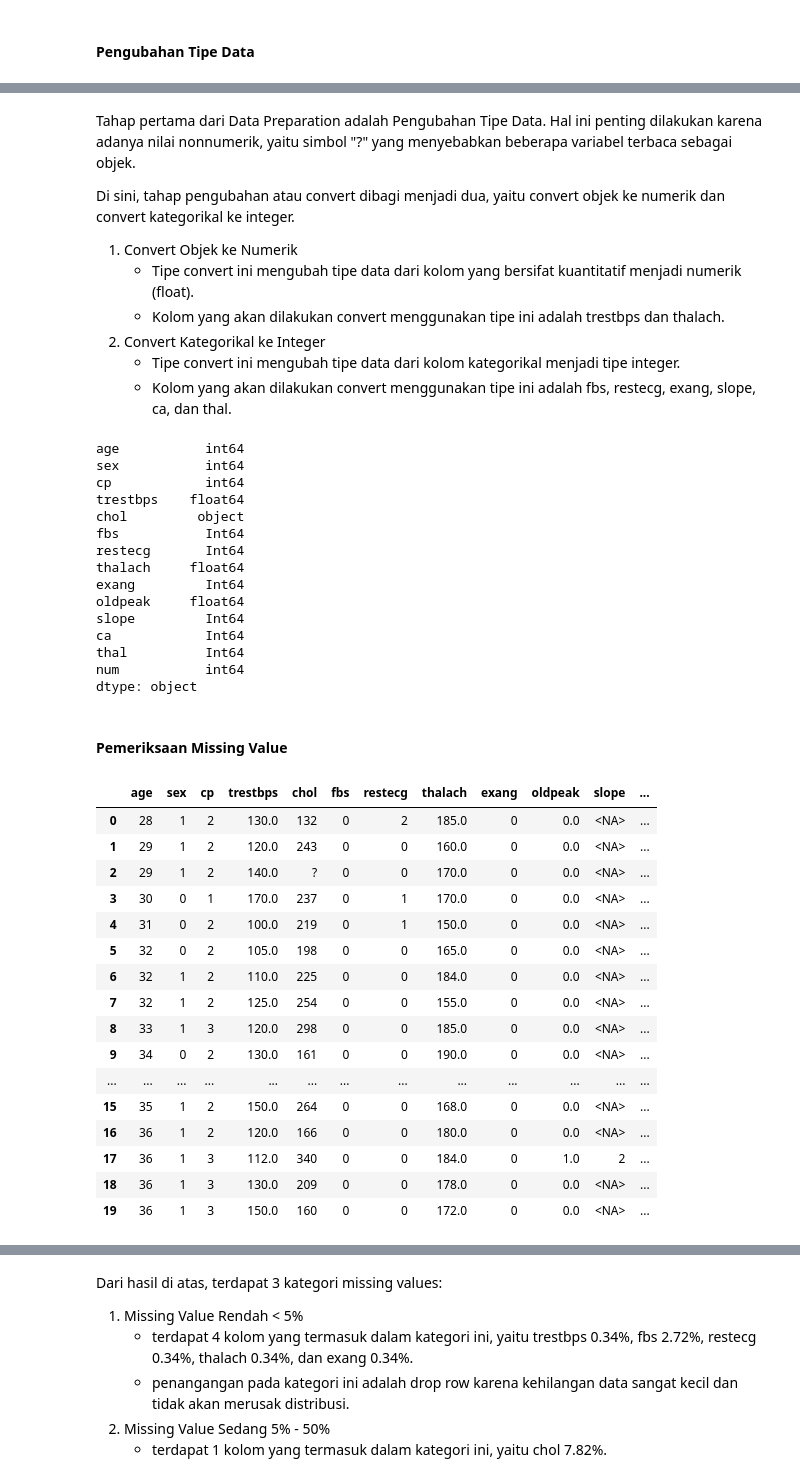
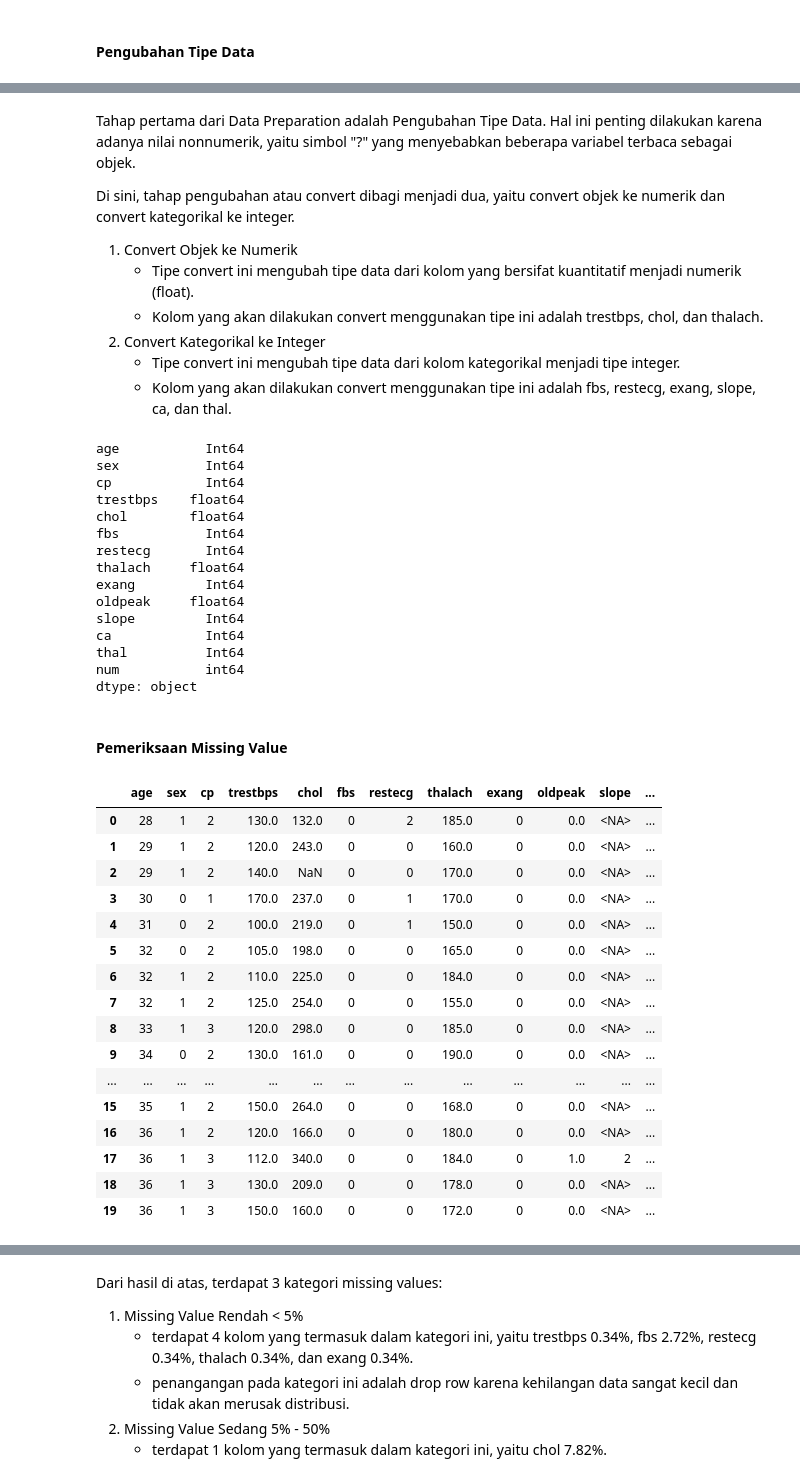
Before and after one commit to zar12321/HeartDiseaseRiskPrediction-Classification-MLComparison-JupyterNotebook, a Jupyter notebook: HeartDiseaseRiskPrediction-Classification-ModelComparison-JupyterNotebook.ipynb, the cells around one changed output, grey strips where cells are left out. Saved outputs shown, nothing was run; the diff lists cells and outputs as text; code cells hidden in the pictures.

```diff
--- a/HeartDiseaseRiskPrediction-Classification-ModelComparison-JupyterNotebook.ipynb
+++ b/HeartDiseaseRiskPrediction-Classification-ModelComparison-JupyterNotebook.ipynb
@@ -143,3 +143,5 @@ ca           object
 thal         object
 num           int64
 dtype: object
+# %%
+data_prep = data.copy()
@@ -149,29 +178,29 @@ Tahap pertama dari Data Preparation adalah Pengubahan Tipe Data. Hal ini penting
 Di sini, tahap pengubahan atau convert dibagi menjadi dua, yaitu convert objek ke numerik dan convert kategorikal ke integer.
 1. Convert Objek ke Numerik
    - Tipe convert ini mengubah tipe data dari kolom yang bersifat kuantitatif menjadi numerik (float).
-   - Kolom yang akan dilakukan convert menggunakan tipe ini adalah trestbps dan thalach.
+   - Kolom yang akan dilakukan convert menggunakan tipe ini adalah trestbps, chol, dan thalach.
 2. Convert Kategorikal ke Integer
    - Tipe convert ini mengubah tipe data dari kolom kategorikal menjadi tipe integer.
    - Kolom yang akan dilakukan convert menggunakan tipe ini adalah fbs, restecg, exang, slope, ca, dan thal.
 # %%
 #convert objek ke numerik
-cols_numeric = ['trestbps', 'thalach']
-
+cols_numeric = ['trestbps', 'chol', 'thalach']
 for col in cols_numeric:
-  data[col] = pd.to_numeric(data[col], errors='coerce')
+  # error='coerce' akan mengubah nilai yang tidak bisa dikonversi menjadi NaN
+  data_prep[col] = pd.to_numeric(data_prep[col], errors='coerce')
 
 #convert kategorikal ke int
-cols_categorikal = ['fbs', 'restecg', 'exang', 'slope', 'ca', 'thal']
+cols_categorikal = ['age', 'sex', 'cp', 'fbs', 'restecg', 'exang', 'slope', 'ca', 'thal']
 for col in cols_categorikal:
-  data[col] = pd.to_numeric(data[col], errors='coerce').astype('Int64')
+  data_prep[col] = pd.to_numeric(data_prep[col], errors='coerce').astype('Int64')
 # %%
-print(data.dtypes)
+print(data_prep.dtypes)
 # %% [output]
-age           int64
-sex           int64
-cp            int64
+age           Int64
+sex           Int64
+cp            Int64
 trestbps    float64
-chol         object
+chol        float64
 fbs           Int64
 restecg       Int64
 thalach     float64
@@ -185,23 +214,23 @@ dtype: object
 # %% [markdown]
 #### **Pemeriksaan Missing Value**
 # %%
-data.head(20)
+data_prep.head(20)
 # %% [output]
 |  | age | sex | cp | trestbps | chol | fbs | restecg | thalach | exang | oldpeak | slope | ... |
-| 0 | 28 | 1 | 2 | 130.0 | 132 | 0 | 2 | 185.0 | 0 | 0.0 | <NA> | ... |
-| 1 | 29 | 1 | 2 | 120.0 | 243 | 0 | 0 | 160.0 | 0 | 0.0 | <NA> | ... |
-| 2 | 29 | 1 | 2 | 140.0 | ? | 0 | 0 | 170.0 | 0 | 0.0 | <NA> | ... |
-| 3 | 30 | 0 | 1 | 170.0 | 237 | 0 | 1 | 170.0 | 0 | 0.0 | <NA> | ... |
-| 4 | 31 | 0 | 2 | 100.0 | 219 | 0 | 1 | 150.0 | 0 | 0.0 | <NA> | ... |
-| 5 | 32 | 0 | 2 | 105.0 | 198 | 0 | 0 | 165.0 | 0 | 0.0 | <NA> | ... |
-| 6 | 32 | 1 | 2 | 110.0 | 225 | 0 | 0 | 184.0 | 0 | 0.0 | <NA> | ... |
-| 7 | 32 | 1 | 2 | 125.0 | 254 | 0 | 0 | 155.0 | 0 | 0.0 | <NA> | ... |
-| 8 | 33 | 1 | 3 | 120.0 | 298 | 0 | 0 | 185.0 | 0 | 0.0 | <NA> | ... |
-| 9 | 34 | 0 | 2 | 130.0 | 161 | 0 | 0 | 190.0 | 0 | 0.0 | <NA> | ... |
+| 0 | 28 | 1 | 2 | 130.0 | 132.0 | 0 | 2 | 185.0 | 0 | 0.0 | <NA> | ... |
+| 1 | 29 | 1 | 2 | 120.0 | 243.0 | 0 | 0 | 160.0 | 0 | 0.0 | <NA> | ... |
+| 2 | 29 | 1 | 2 | 140.0 | NaN | 0 | 0 | 170.0 | 0 | 0.0 | <NA> | ... |
+| 3 | 30 | 0 | 1 | 170.0 | 237.0 | 0 | 1 | 170.0 | 0 | 0.0 | <NA> | ... |
+| 4 | 31 | 0 | 2 | 100.0 | 219.0 | 0 | 1 | 150.0 | 0 | 0.0 | <NA> | ... |
+| 5 | 32 | 0 | 2 | 105.0 | 198.0 | 0 | 0 | 165.0 | 0 | 0.0 | <NA> | ... |
+| 6 | 32 | 1 | 2 | 110.0 | 225.0 | 0 | 0 | 184.0 | 0 | 0.0 | <NA> | ... |
+| 7 | 32 | 1 | 2 | 125.0 | 254.0 | 0 | 0 | 155.0 | 0 | 0.0 | <NA> | ... |
+| 8 | 33 | 1 | 3 | 120.0 | 298.0 | 0 | 0 | 185.0 | 0 | 0.0 | <NA> | ... |
+| 9 | 34 | 0 | 2 | 130.0 | 161.0 | 0 | 0 | 190.0 | 0 | 0.0 | <NA> | ... |
 | ... | ... | ... | ... | ... | ... | ... | ... | ... | ... | ... | ... | ... |
-| 15 | 35 | 1 | 2 | 150.0 | 264 | 0 | 0 | 168.0 | 0 | 0.0 | <NA> | ... |
-| 16 | 36 | 1 | 2 | 120.0 | 166 | 0 | 0 | 180.0 | 0 | 0.0 | <NA> | ... |
-| 17 | 36 | 1 | 3 | 112.0 | 340 | 0 | 0 | 184.0 | 0 | 1.0 | 2 | ... |
-| 18 | 36 | 1 | 3 | 130.0 | 209 | 0 | 0 | 178.0 | 0 | 0.0 | <NA> | ... |
-| 19 | 36 | 1 | 3 | 150.0 | 160 | 0 | 0 | 172.0 | 0 | 0.0 | <NA> | ... |
+| 15 | 35 | 1 | 2 | 150.0 | 264.0 | 0 | 0 | 168.0 | 0 | 0.0 | <NA> | ... |
+| 16 | 36 | 1 | 2 | 120.0 | 166.0 | 0 | 0 | 180.0 | 0 | 0.0 | <NA> | ... |
+| 17 | 36 | 1 | 3 | 112.0 | 340.0 | 0 | 0 | 184.0 | 0 | 1.0 | 2 | ... |
+| 18 | 36 | 1 | 3 | 130.0 | 209.0 | 0 | 0 | 178.0 | 0 | 0.0 | <NA> | ... |
+| 19 | 36 | 1 | 3 | 150.0 | 160.0 | 0 | 0 | 172.0 | 0 | 0.0 | <NA> | ... |
 # %%
```
Also changed, not shown: parts of 49 cells of this notebook.
